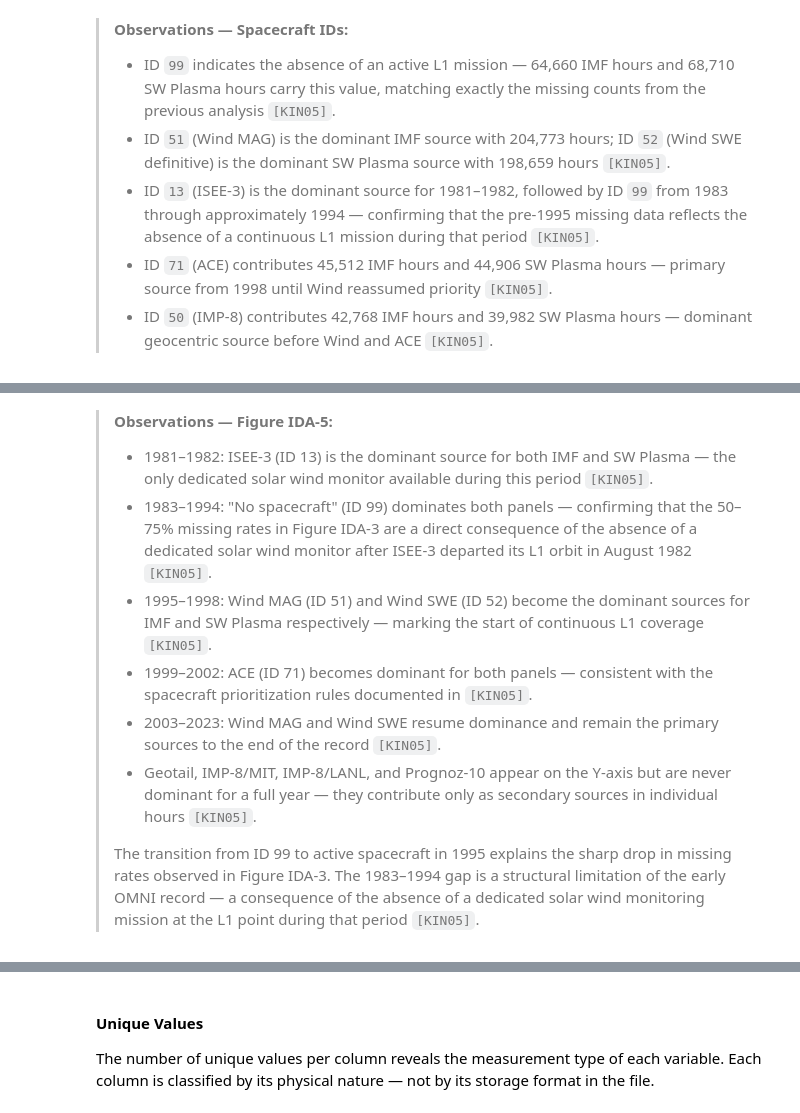
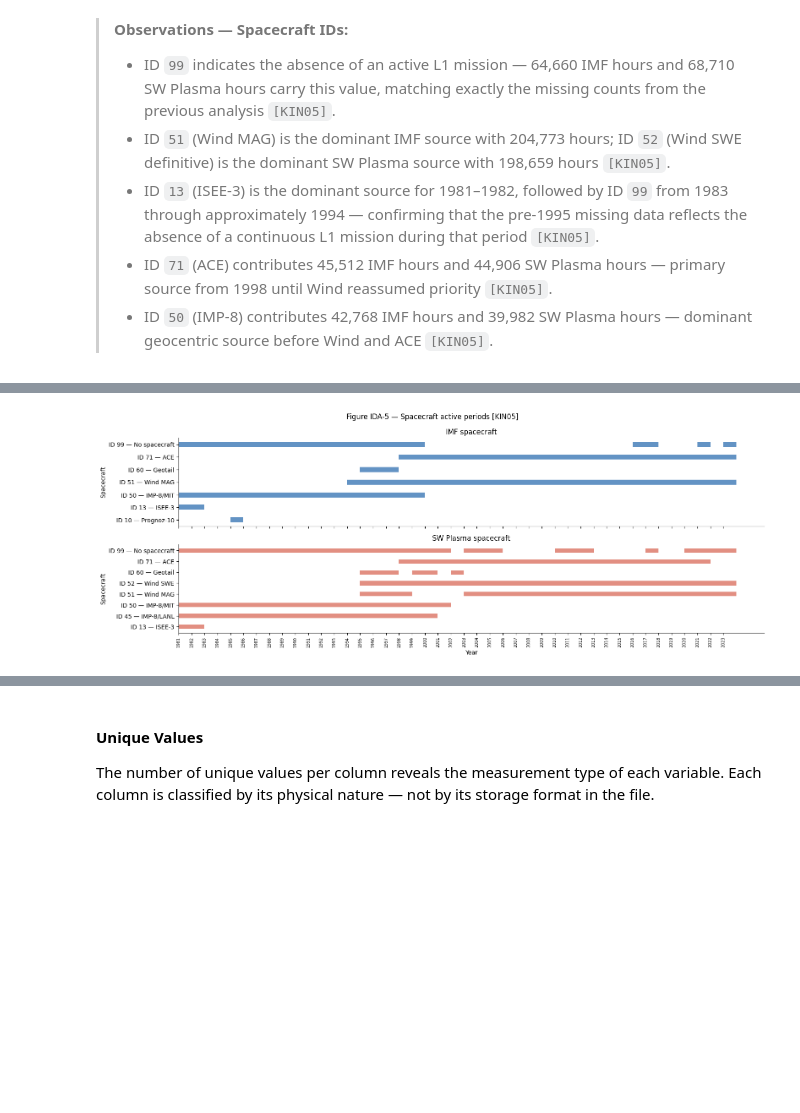
Before and after one commit to RoumenNikolov/cosmic-ray-storm-clean, a Jupyter notebook: cosmic_ray_storm_prediction.ipynb, the cells around one changed output, grey strips where cells are left out. Drawn from its saved outputs; the diff is of its cells as text; code cells hidden in the pictures; blank space fills up the shorter version.

```diff
--- a/cosmic_ray_storm_prediction.ipynb
+++ b/cosmic_ray_storm_prediction.ipynb
@@ -713,10 +707,44 @@ plt.show()
-# %% [markdown]
-> **Observations — Figure IDA-5:**
-> - 1981–1982: ISEE-3 (ID 13) is the dominant source for both IMF and SW Plasma — the only dedicated solar wind monitor available during this period `[KIN05]`.
-> - 1983–1994: "No spacecraft" (ID 99) dominates both panels — confirming that the 50–75% missing rates in Figure IDA-3 are a direct consequence of the absence of a dedicated solar wind monitor after ISEE-3 departed its L1 orbit in August 1982 `[KIN05]`.
-> - 1995–1998: Wind MAG (ID 51) and Wind SWE (ID 52) become the dominant sources for IMF and SW Plasma respectively — marking the start of continuous L1 coverage `[KIN05]`.
-> - 1999–2002: ACE (ID 71) becomes dominant for both panels — consistent with the spacecraft prioritization rules documented in `[KIN05]`.
-> - 2003–2023: Wind MAG and Wind SWE resume dominance and remain the primary sources to the end of the record `[KIN05]`.
-> - Geotail, IMP-8/MIT, IMP-8/LANL, and Prognoz-10 appear on the Y-axis but are never dominant for a full year — they contribute only as secondary sources in individual hours `[KIN05]`.
->
-> The transition from ID 99 to active spacecraft in 1995 explains the sharp drop in missing rates observed in Figure IDA-3. The 1983–1994 gap is a structural limitation of the early OMNI record — a consequence of the absence of a dedicated solar wind monitoring mission at the L1 point during that period `[KIN05]`.
+# %%
+# ── IDA: Spacecraft transitions — Gantt chart ────────────────────────────────
+
+sc_names = {
+    10: 'ID 10 — Prognoz-10',
+    13: 'ID 13 — ISEE-3',
+    45: 'ID 45 — IMP-8/LANL',
+    50: 'ID 50 — IMP-8/MIT',
+    51: 'ID 51 — Wind MAG',
+    52: 'ID 52 — Wind SWE',
+    60: 'ID 60 — Geotail',
+    71: 'ID 71 — ACE',
+    99: 'ID 99 — No spacecraft'
+}
+
+fig, (ax1, ax2) = plt.subplots(2, 1, figsize=(16, 6), sharex=True)
+
+for ax, col, title, color in [
+    (ax1, 'ID for IMF spacecraft',       'IMF spacecraft',      '#2166ac'),
+    (ax2, 'ID for SW Plasma spacecraft', 'SW Plasma spacecraft', '#d6604d'),
+]:
+    df_sc = omni_filled[['datetime', col]].copy()
+    df_sc['year'] = df_sc['datetime'].dt.year
+
+    for sc_id, group in df_sc.groupby(col):
+        years = group['year'].unique()
+        for y in years:
+            ax.barh(sc_names.get(sc_id, str(sc_id)), 1,
+                    left=y, height=0.4, color=color, alpha=0.7)
+
+    ax.set_ylabel('Spacecraft')
+    ax.set_title(title)
+    ax.spines['top'].set_visible(False)
+    ax.spines['right'].set_visible(False)
+
+ax2.set_xlabel('Year')
+ax2.set_xticks(range(1981, 2024))
+ax2.set_xticklabels(range(1981, 2024), rotation=90, fontsize=7)
+plt.suptitle('Figure IDA-5 — Spacecraft active periods [KIN05]', fontsize=12)
+plt.tight_layout()
+plt.savefig('images/fig_ida5_spacecraft_gantt.png', dpi=150, bbox_inches='tight')
+plt.show()
+# %% [output]
+[figure, added]
```
Also changed, not shown: parts of 35 cells of this notebook.
